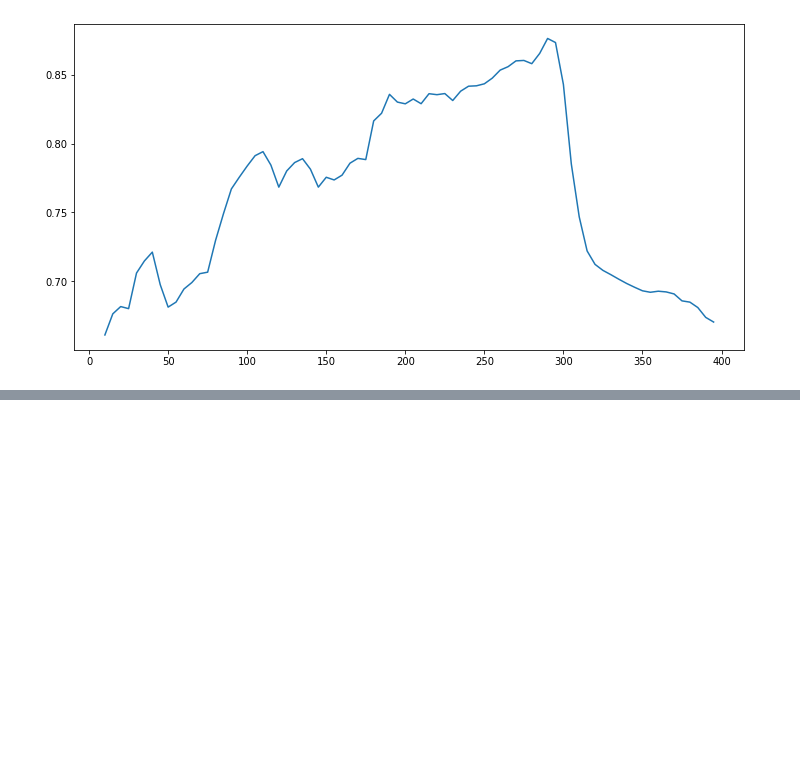
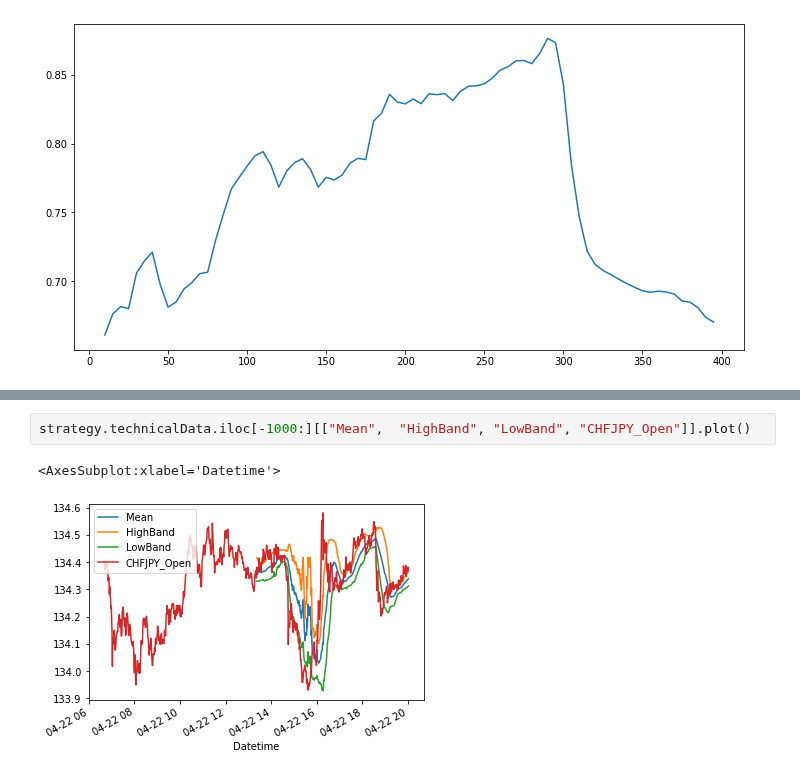
Before and after one commit to Molozey/algo-andrii, a Jupyter notebook: meanPrediction/mainTesting.ipynb, the cells around one changed output, grey strips where cells are left out. Drawn from its saved outputs; the diff is of its cells as text; blank space fills up the shorter version.

Commit message:
start: testing_strategy with predicted

```diff
--- a/meanPrediction/mainTesting.ipynb
+++ b/meanPrediction/mainTesting.ipynb
@@ -594,0 +765,5 @@ True
+# %%
+strategy.technicalData.iloc[-1000:][["Mean",  "HighBand", "LowBand", "CHFJPY_Open"]].plot()
+# %% [output]
+<AxesSubplot:xlabel='Datetime'>
+[figure, added]
```
Also changed, not shown: parts of 6 cells of this notebook, 4 other files.
